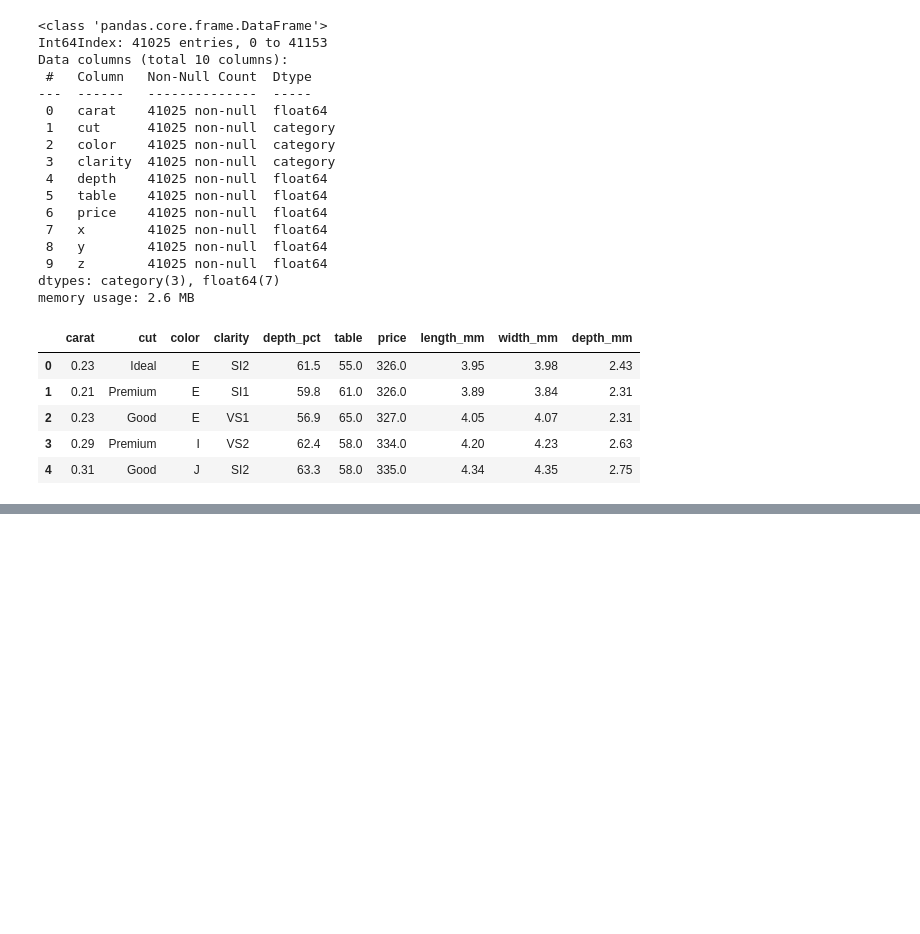
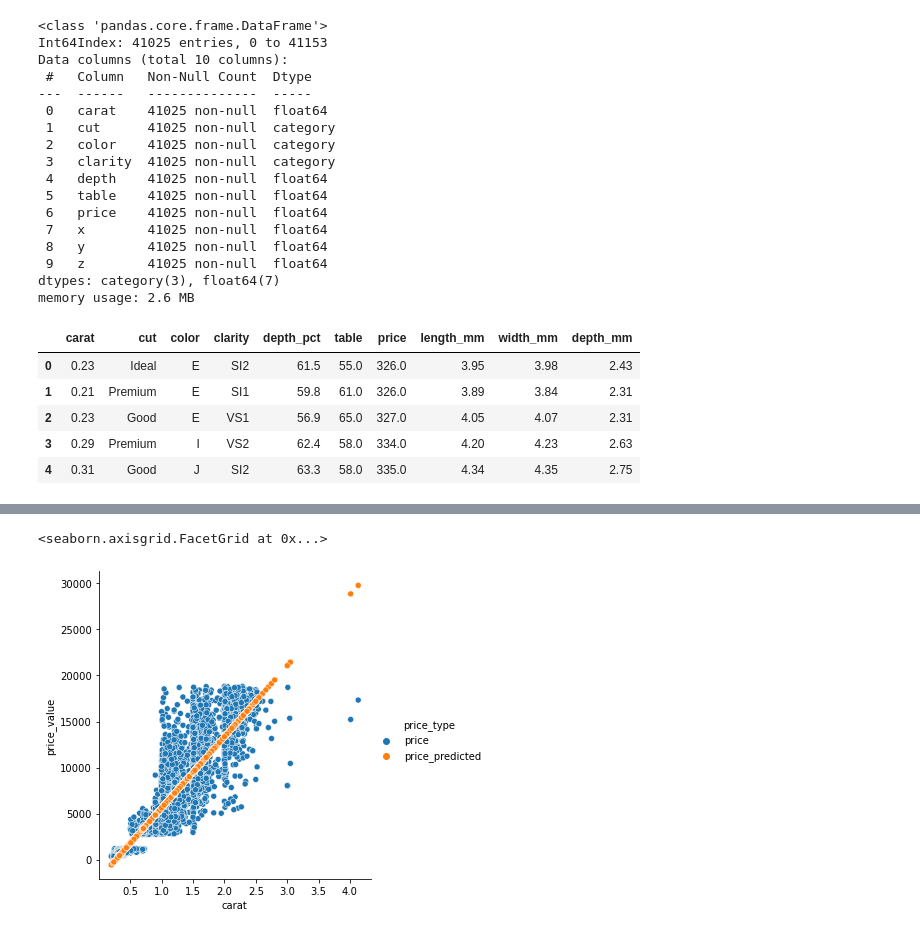
Before and after one commit to TJ-Mothokho/Diamonds-Data-Analysis, a Jupyter notebook: diamonds.ipynb, the cells around one changed output, grey strips where cells are left out. Cells and saved outputs as stored; diff of their text form; code cells hidden in the pictures; blank space fills up the shorter version.

```diff
--- a/diamonds.ipynb
+++ b/diamonds.ipynb
@@ -161,0 +205,4 @@ diamonds.head()
+# %%
+#Predicting
+y_predicted = model.predict(x_test)
+y_predicted
@@ -161,0 +217,5 @@ diamonds.head()
+# %%
+#creating DataFrame
+predicted = pd.DataFrame(y_predicted, columns=['price_predicted'])
+predicted = predicted.round(2)
+predicted.head()
@@ -161,0 +229,4 @@ diamonds.head()
+# %%
+#combining the predicted data and actual data
+combined = predicted.join([x_test.reset_index(drop=True), y_test.reset_index(drop=True)])
+combined.head()
@@ -161,0 +240,4 @@ diamonds.head()
+# %%
+#melting the price and predicted price into 1 column
+melted = pd.melt(combined, id_vars=['carat'], value_vars=['price', 'price_predicted'], var_name='price_type', value_name='price_value')
+melted.head()
@@ -161,0 +251,6 @@ diamonds.head()
+# %%
+#plotting the data
+sns.relplot(data=melted, x='carat', y='price_value', hue='price_type')
+# %% [output]
+<seaborn.axisgrid.FacetGrid at 0x...>
+[figure, added]
```
Also changed, not shown: parts of 12 cells of this notebook.
